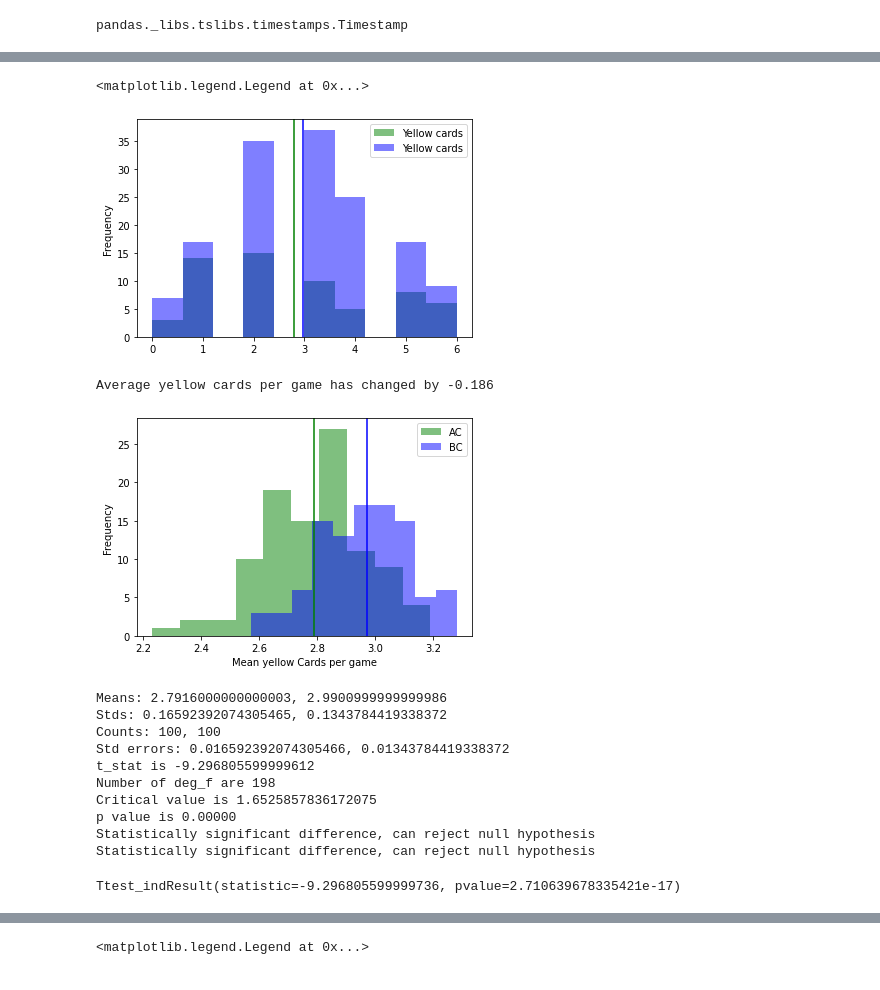
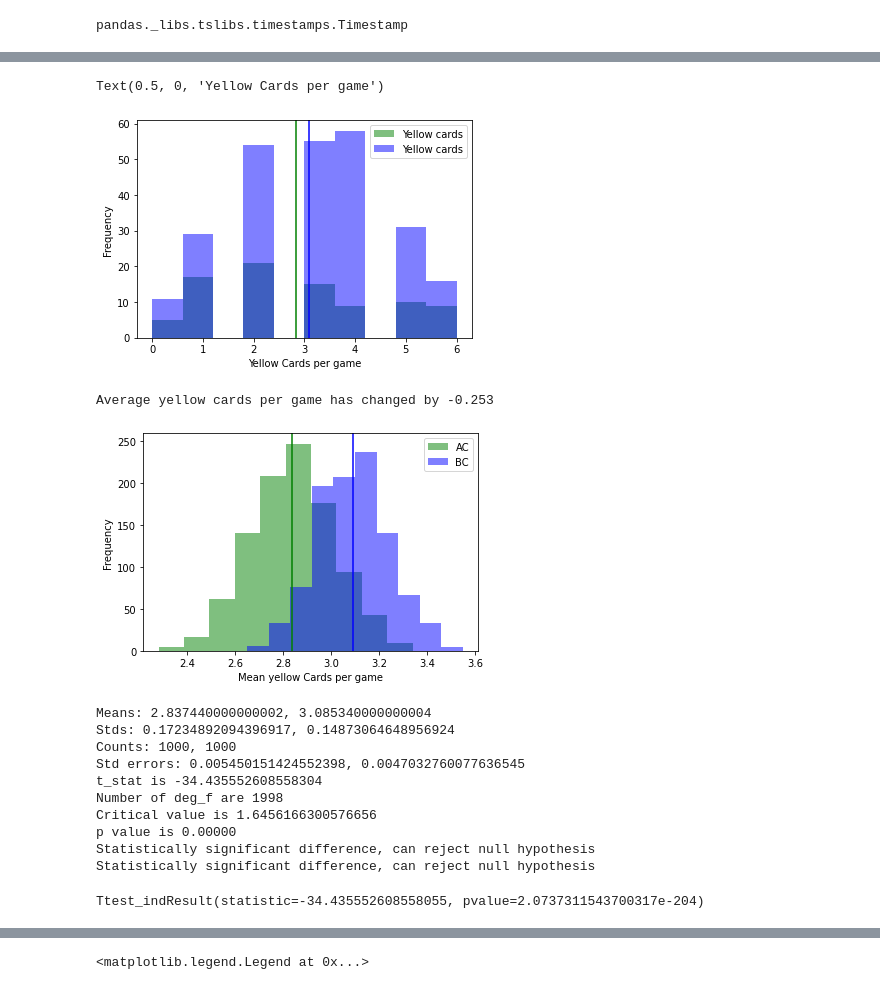
Before and after one commit to conorhamill36/FootballStats, a Jupyter notebook: FootballStats.ipynb, the cells around one changed output, grey strips where cells are left out. Drawn from its saved outputs; the diff is of its cells as text; code cells hidden in the pictures.

```diff
--- a/FootballStats.ipynb
+++ b/FootballStats.ipynb
@@ -27,6 +27,11 @@ def makeRequest(url, querystring = {}):
     }
 
     response = requests.request("GET", url, headers=headers, params = querystring)
+    if(response.status_code == 404):
+        print("Connection not made, returning nothing")
+        return 0
+    if(response.status_code == 200):
+        print(f"Response code is {response.status_code}, all is well")
     response_data_json = response.json()
     return response_data_json
 # %%
@@ -128,7 +133,7 @@ def getFixturesfromSeasonID(season_id):
     print(f"Url is {url}")
     fixtureData = []
 
-    for page_no in range(1, 10):
+    for page_no in range(1, 20):
         print(f"Getting data from page {page_no}")
         querystring = {"page":str(page_no),"expand":"stats,events"}
         season_json = makeRequest(url, querystring)
@@ -177,6 +196,6 @@ y card sum = 4
 # %%
 #Reading in fixture data to dataframe
-columns = ['Date', 'Home Team', 'Away Team', 'Away Goals', 'Home Goals', 'Yellow cards']
+columns = ['Date', 'Home Team', 'Away Team', 'Away Goals', 'Home Goals', 'Red Cards', 'Yellow cards']
 fixture_df = pd.DataFrame(data=fixtureData, columns = columns)
 fixture_df.tail()
 # %% [output]
@@ -216,36 +235,36 @@ plt.axvline(fixture_df_BC['Yellow cards'].mean(), color='blue')
 plt.legend()
 plt.xlabel("Yellow Cards per game")
 # %% [output]
-<matplotlib.legend.Legend at 0x...>
+Text(0.5, 0, 'Yellow Cards per game')
-[figure, old version]
+[figure, new version]
 # %%
-bootstrapped_fixtures_fixture_df_AC_yellow_cards = pd.DataFrame({'Mean Yellow cards' : [fixture_df_AC['Yellow cards'].sample(len(bootstrapped_fixtures_fixture_df_AC_yellow_cards), replace=True).mean() for i in range(100)]})
-bootstrapped_fixtures_fixture_df_BC_yellow_cards = pd.DataFrame({'Mean Yellow cards' : [fixture_df_BC['Yellow cards'].sample(len(bootstrapped_fixtures_fixture_df_BC_yellow_cards), replace=True).mean() for i in range(100)]})
+bootstrapped_fixtures_fixture_df_AC_yellow_cards = pd.DataFrame({'Mean Yellow cards' : [fixture_df_AC['Yellow cards'].sample(len(bootstrapped_fixtures_fixture_df_AC_yellow_cards), replace=True).mean() for i in range(1000)]})
+bootstrapped_fixtures_fixture_df_BC_yellow_cards = pd.DataFrame({'Mean Yellow cards' : [fixture_df_BC['Yellow cards'].sample(len(bootstrapped_fixtures_fixture_df_BC_yellow_cards), replace=True).mean() for i in range(1000)]})
 bootstrapped_fixtures_fixture_df_AC_yellow_cards['Mean Yellow cards'].plot.hist(alpha=0.5, color='green', label= "AC")
 bootstrapped_fixtures_fixture_df_BC_yellow_cards['Mean Yellow cards'].plot.hist(alpha=0.5, color='blue', label= "BC")
 plt.axvline(fixture_df_AC['Yellow cards'].mean(), color='green')
 plt.axvline(fixture_df_BC['Yellow cards'].mean(), color='blue')
 plt.legend()
 plt.xlabel("Mean yellow Cards per game")
 print("Average yellow cards per game has changed by {:.3f}".format(fixture_df_AC['Yellow cards'].mean() - fixture_df_BC['Yellow cards'].mean()))
 # %% [output]
-Average yellow cards per game has changed by -0.186
+Average yellow cards per game has changed by -0.253
-[figure, old version]
+[figure, new version]
 # %%
 calculate_t_statistic(bootstrapped_fixtures_fixture_df_AC_yellow_cards['Mean Yellow cards'], bootstrapped_fixtures_fixture_df_BC_yellow_cards['Mean Yellow cards'])
 scipy.stats.ttest_ind(bootstrapped_fixtures_fixture_df_AC_yellow_cards['Mean Yellow cards'], bootstrapped_fixtures_fixture_df_BC_yellow_cards['Mean Yellow cards'])
 # %% [output]
-Means: 2.7916000000000003, 2.9900999999999986
-Stds: 0.16592392074305465, 0.1343784419338372
-Counts: 100, 100
-Std errors: 0.016592392074305466, 0.01343784419338372
-t_stat is -9.296805599999612
-Number of deg_f are 198
-Critical value is 1.6525857836172075
+Means: 2.837440000000002, 3.085340000000004
+Stds: 0.17234892094396917, 0.14873064648956924
+Counts: 1000, 1000
+Std errors: 0.005450151424552398, 0.0047032760077636545
+t_stat is -34.435552608558304
+Number of deg_f are 1998
+Critical value is 1.6456166300576656
 p value is 0.00000
 Statistically significant difference, can reject null hypothesis
 Statistically significant difference, can reject null hypothesis
-Ttest_indResult(statistic=-9.296805599999736, pvalue=2.710639678335421e-17)
+Ttest_indResult(statistic=-34.435552608558055, pvalue=2.0737311543700317e-204)
 # %%
 #Adding in sum of goals column
 fixture_df['Sum Goals'] = fixture_df['Away Goals'] + fixture_df['Home Goals']
```
Also changed, not shown: parts of 13 cells of this notebook.
